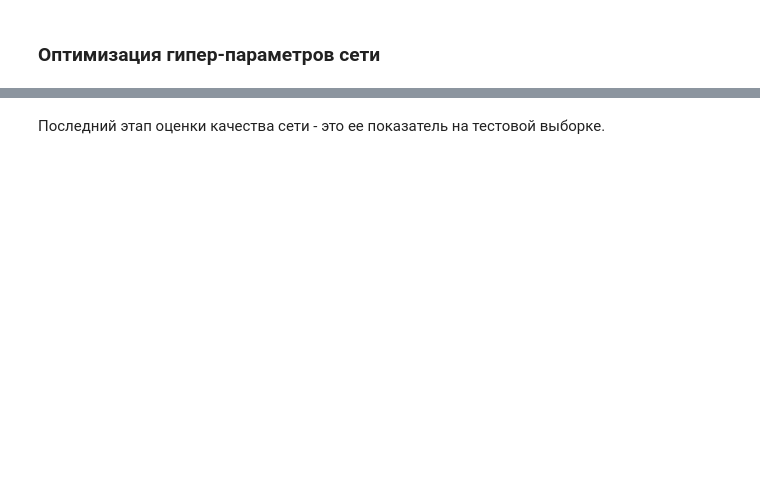
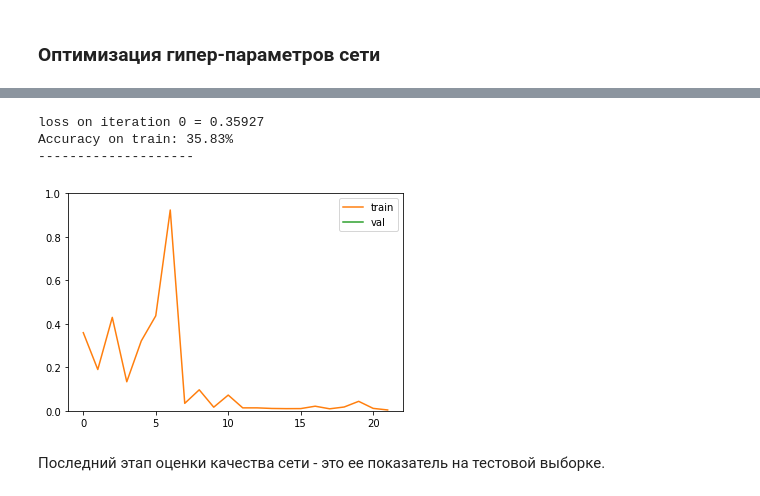
Before and after one commit to SUSTechBruce/MLP, a Jupyter notebook: MLP.ipynb, the cells around one changed output, grey strips where cells are left out. Saved outputs shown, nothing was run; the diff lists cells and outputs as text; code cells hidden in the pictures; blank space fills up the shorter version.

```diff
--- a/MLP.ipynb
+++ b/MLP.ipynb
@@ -633,7 +754,7 @@ def grid_search(model, dictionary, data, labels):
             minimal_dict = feed_dict
     return (minimal_loss, minimal_dict)
 # %%
-a = MLP(2, [10, 5, num_classes], ['sigm','sigm','sigm'])
+a = MLP(4, [10, 5, 3], ['sigm','sigm','sigm'])
 # %%
 mloss, mdict = grid_search(a, grid_dict, TrainX, TrainY)
 # %%
@@ -641,5 +764,10 @@ print(mloss, mdict)
 # %%
-a.fit(TrainX, TrainY, num_epochs=10000, eps=0.001, validation=True, visualize=True, **mdict)
+a.fit(TrainX, TrainY, num_epochs=10000, eps=0.001, validation=False, visualize=True, **mdict)
+# %% [output]
+loss on iteration 0 = 0.35927
+Accuracy on train: 35.83%
+--------------------
+[figure, added]
 # %% [markdown]
 Последний этап оценки качества сети - это ее показатель на тестовой выборке.
 # %%
```
Also changed, not shown: parts of 63 cells of this notebook, 1 other file.
